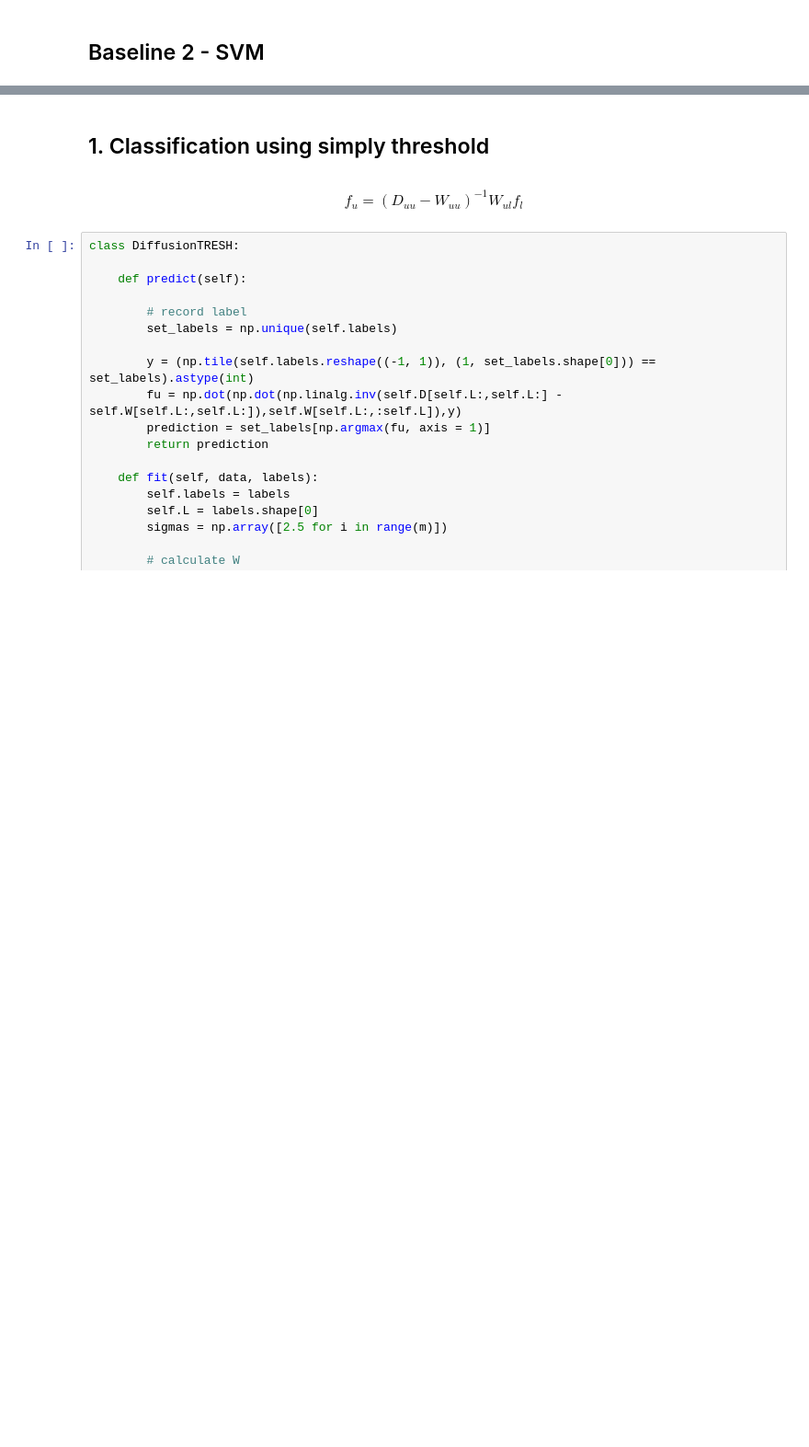
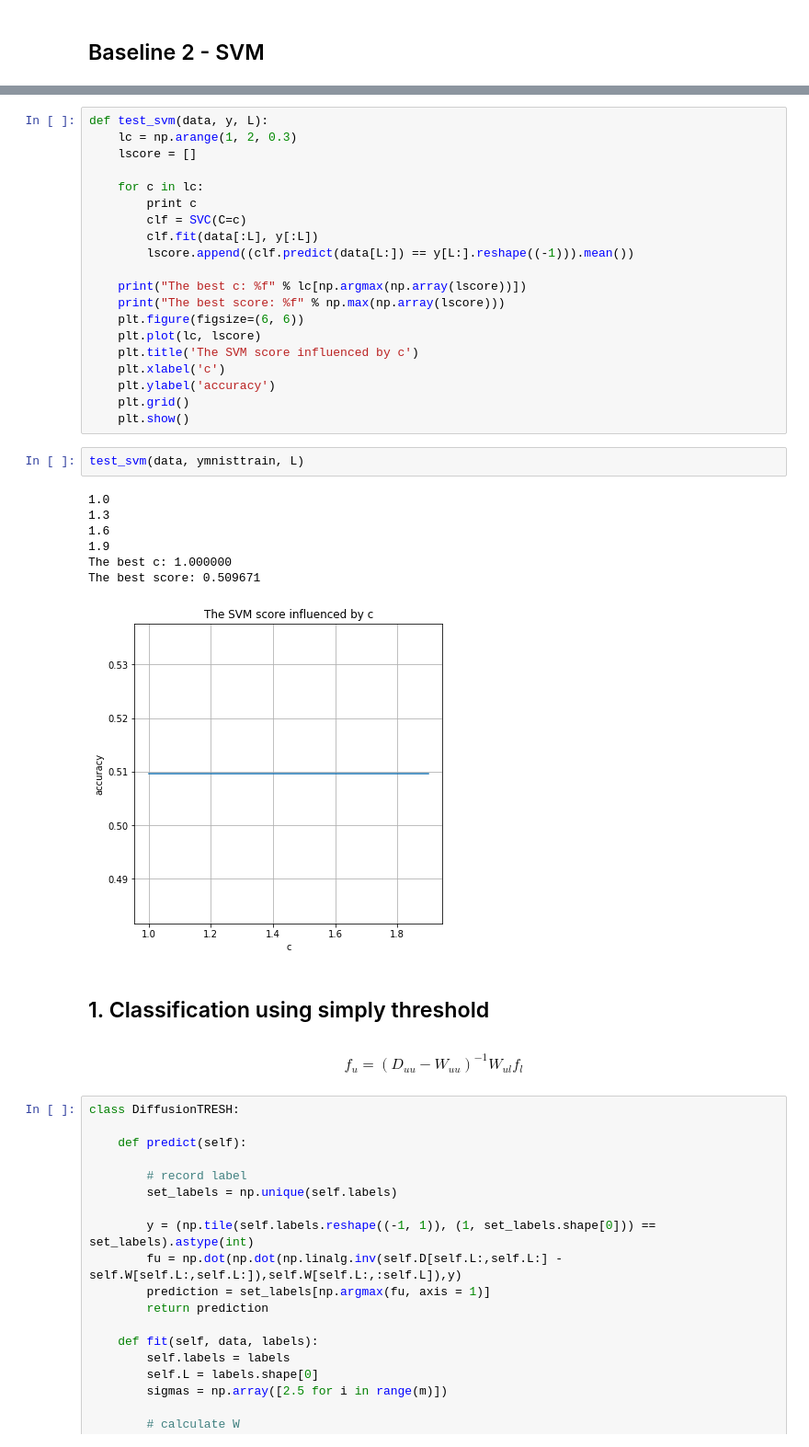
Before and after one commit to quentin-duchemin/Projet_MALAP, a Jupyter notebook: Projet.ipynb, the cells around one changed output, grey strips where cells are left out. Shown at 92% size. Drawn from its saved outputs; the diff is of its cells as text; blank space fills up the shorter version.

```diff
--- a/Projet.ipynb
+++ b/Projet.ipynb
@@ -111,3 +211,33 @@ The score of SVM is 0.974113
+# %%
+def test_svm(data, y, L):
+    lc = np.arange(1, 2, 0.3)
+    lscore = []
+
+    for c in lc:
+        print c
+        clf = SVC(C=c)
+        clf.fit(data[:L], y[:L])
+        lscore.append((clf.predict(data[L:]) == y[L:].reshape((-1))).mean())
+
+    print("The best c: %f" % lc[np.argmax(np.array(lscore))])
+    print("The best score: %f" % np.max(np.array(lscore)))
+    plt.figure(figsize=(6, 6))
+    plt.plot(lc, lscore)
+    plt.title('The SVM score influenced by c')
+    plt.xlabel('c')
+    plt.ylabel('accuracy')
+    plt.grid()
+    plt.show()
+# %%
+test_svm(data, ymnisttrain, L)
+# %% [output]
+1.0
+1.3
+1.6
+1.9
+The best c: 1.000000
+The best score: 0.509671
+[figure, added]
 # %% [markdown]
 ## 1. Classification using simply threshold
 # %% [markdown]
```
Also changed, not shown: parts of 21 cells of this notebook, 4 other files.
